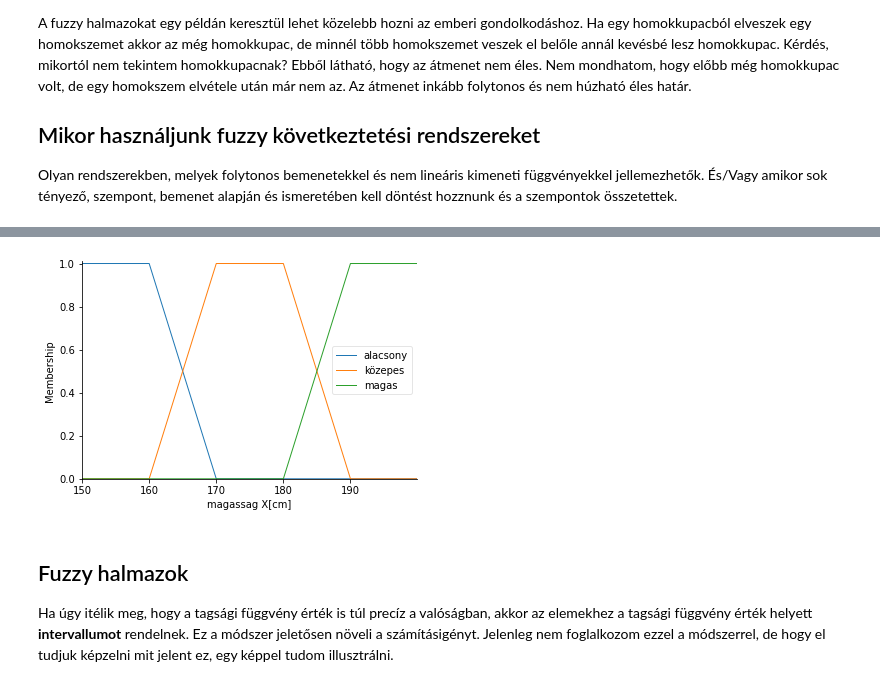
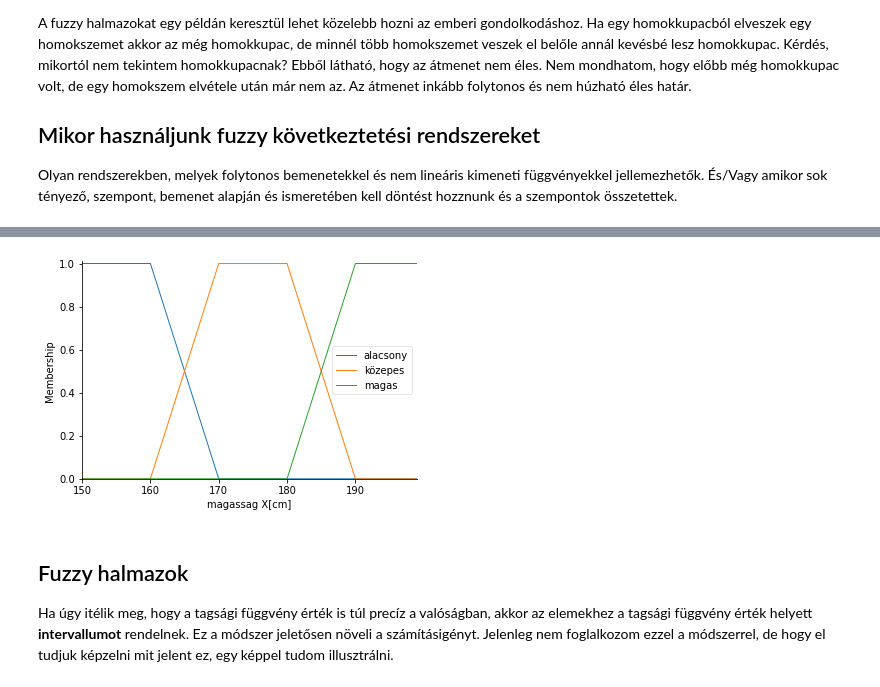
Before and after one commit to JoDeMiro/FuzzyBevezetes, a Jupyter notebook: Python_Fuzzy_Bemutató_a_Tanárnőnek_6_Interactive.ipynb, the cells around one changed output, grey strips where cells are left out. Cells and saved outputs as stored; diff of their text form; code cells hidden in the pictures.

```diff
--- a/Python_Fuzzy_Bemutató_a_Tanárnőnek_6_Interactive.ipynb
+++ b/Python_Fuzzy_Bemutató_a_Tanárnőnek_6_Interactive.ipynb
@@ -147,24 +142,26 @@ ahol, $a_i, b_i, c_i, d_i$ a tagsági függvény paraméterei.
 # %%
 #@title
 import numpy as np
 import skfuzzy as fuzzy
 from skfuzzy import control as ctrl
 
 import ipywidgets as widgets
 import matplotlib.pyplot as plt
 
-Magassag         = ctrl.Antecedent(np.arange(150, 200, 0.1), 'magassag X[cm]')
+x                = np.arange(150, 200, 1)
+
+Magassag         = ctrl.Antecedent(np.arange(150, 200, 1), 'magassag X[cm]')
 
 Magassag.defuzzify_method = 'centroid'
 Magassag.universe.mean()
 
 Magassag['alacsony'] = fuzzy.trapmf(Magassag.universe, [150, 150, 160, 170])
 Magassag['közepes'] = fuzzy.trapmf(Magassag.universe, [160, 170, 180, 190])
 Magassag['magas'] = fuzzy.trapmf(Magassag.universe, [180, 190, 200, 200])
 
 Magassag.view()
 # %% [output]
-[figure, old version]
+[figure, new version]
 # %% [markdown]
 ## Fuzzy halmazok
 
```
Also changed, not shown: parts of 37 cells of this notebook.
